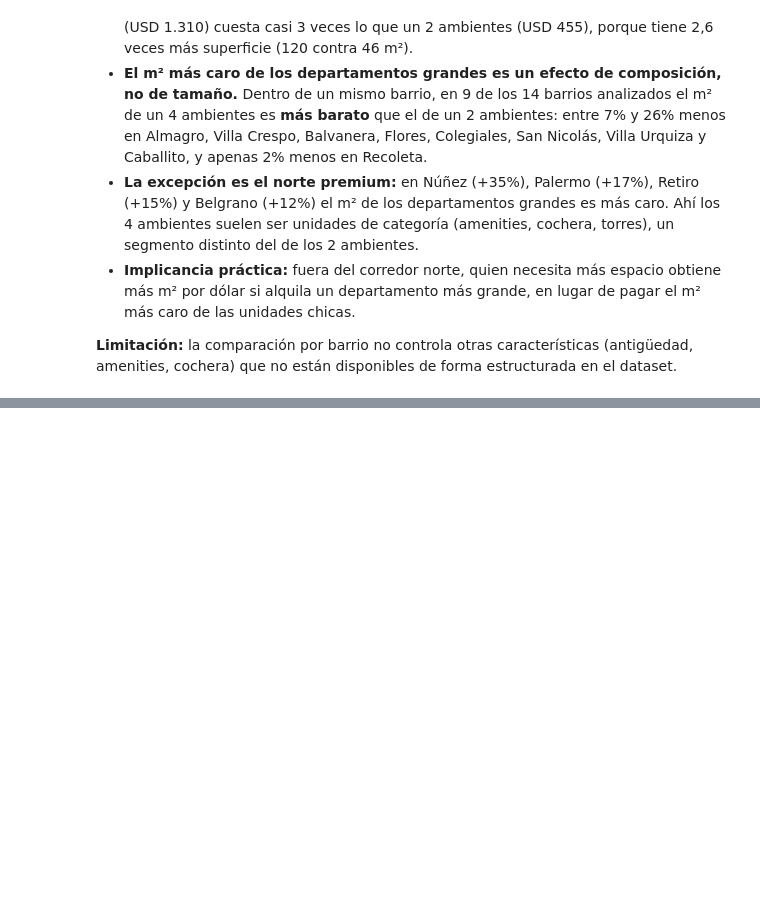
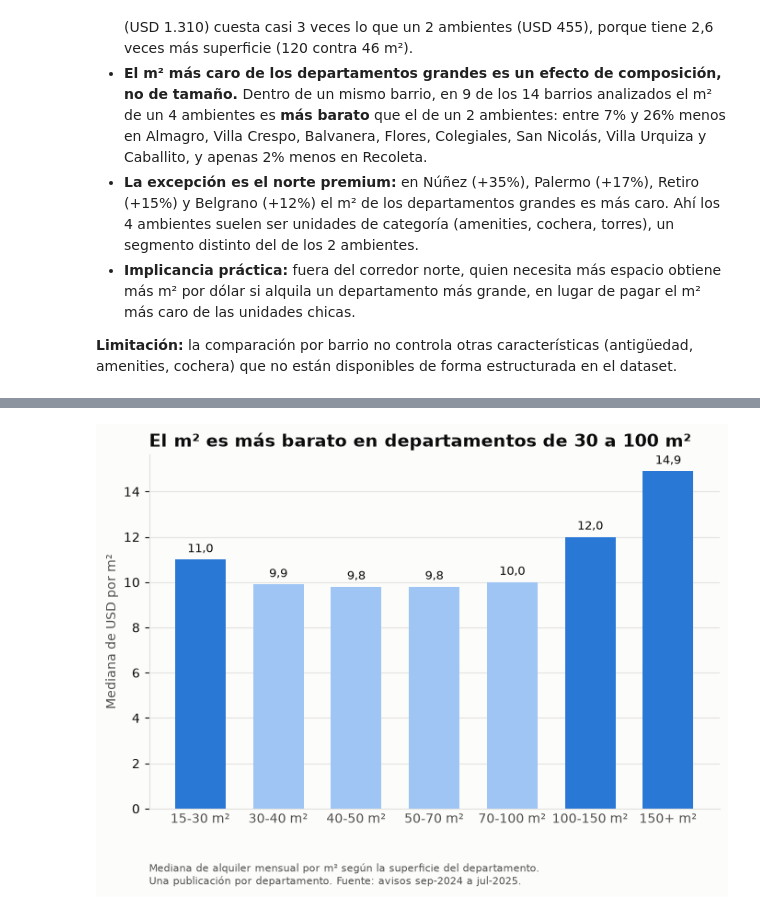
Before and after one commit to magaliorellana01/radar-inmobiliario-caba, a Jupyter notebook: notebooks/02_analisis.ipynb, the cells around one changed output, grey strips where cells are left out. Cells and saved outputs as stored; diff of their text form; code cells hidden in the pictures; blank space fills up the shorter version.

Commit message:
analiza la relación superficie-precio y los m² por presupuesto en cada barrio

```diff
--- a/notebooks/02_analisis.ipynb
+++ b/notebooks/02_analisis.ipynb
@@ -148,0 +170,3 @@ guardar(fig, "03_usd_m2_2_vs_4_ambientes");
+# %%
+por_superficie = usd_m2_por_superficie(deptos)
+por_superficie
@@ -148,0 +183,5 @@ guardar(fig, "03_usd_m2_2_vs_4_ambientes");
+# %%
+fig = usd_m2_por_superficie_chart(por_superficie)
+guardar(fig, "04_usd_m2_por_superficie");
+# %% [output]
+[figure, added]
```
Also changed, not shown: parts of 9 cells of this notebook, 2 other files.
